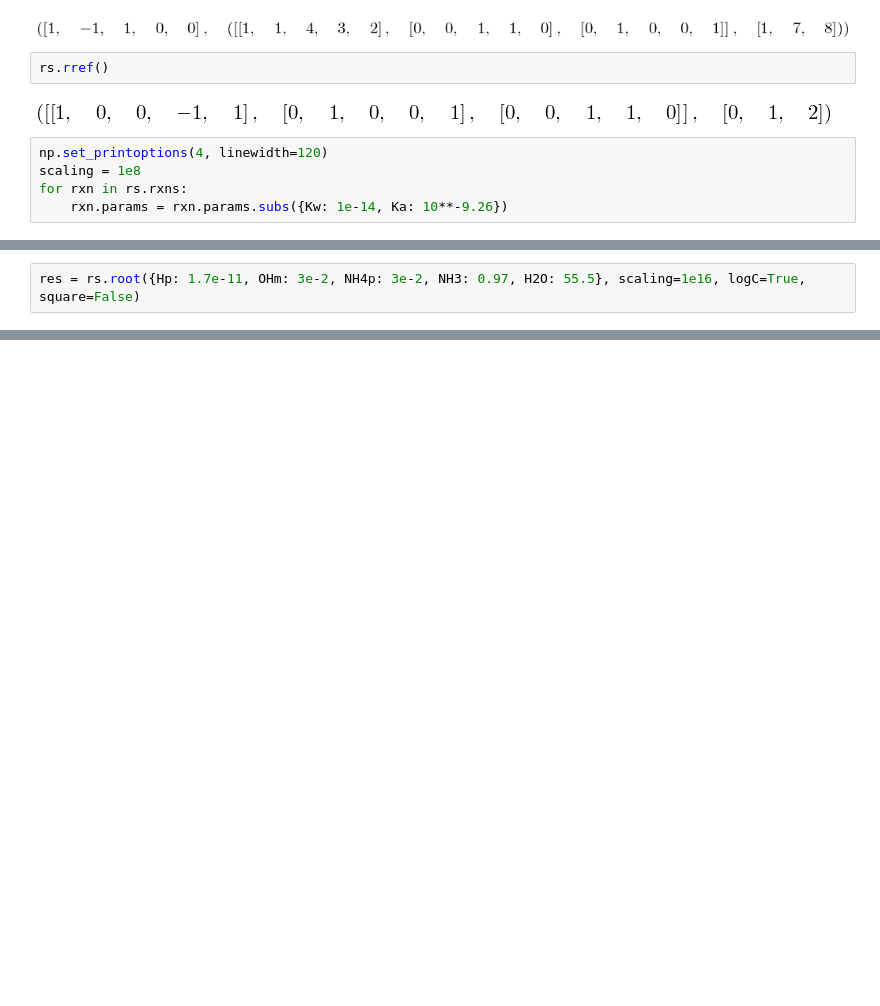
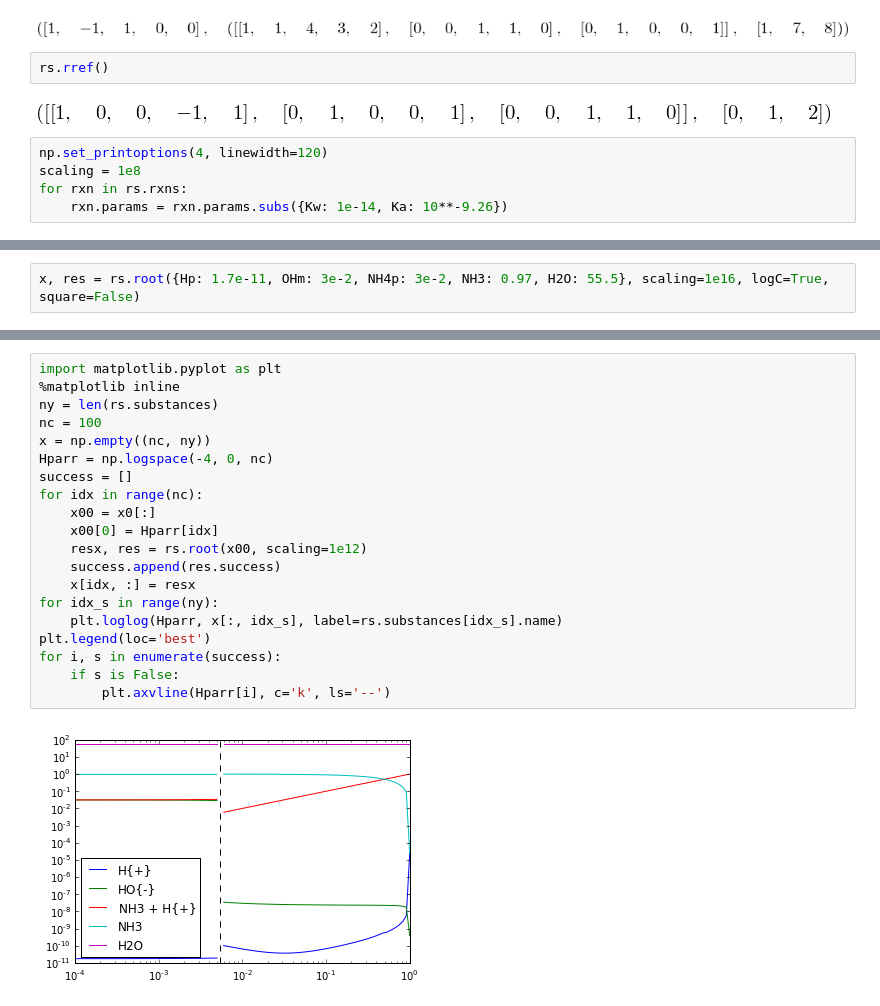
Before and after one commit to bjodah/chempy, a Jupyter notebook: examples/Ammonia.ipynb, the cells around one changed output, grey strips where cells are left out. Drawn from its saved outputs; the diff is of its cells as text; blank space fills up the shorter version.

Commit message:
Progress on EqSystem.root

```diff
--- a/examples/Ammonia.ipynb
+++ b/examples/Ammonia.ipynb
@@ -135,2 +89,2 @@ ipdb> f(a)
 # %%
-res = rs.root({Hp: 1.7e-11, OHm: 3e-2, NH4p: 3e-2, NH3: 0.97, H2O: 55.5}, scaling=1e16, logC=True, square=False)
+x, res = rs.root({Hp: 1.7e-11, OHm: 3e-2, NH4p: 3e-2, NH3: 0.97, H2O: 55.5}, scaling=1e16, logC=True, square=False)
@@ -151,0 +174,22 @@ rs.root(x0, scaling=1e8, logC=False, square=False)
+# %%
+import matplotlib.pyplot as plt
+%matplotlib inline
+ny = len(rs.substances)
+nc = 100
+x = np.empty((nc, ny))
+Hparr = np.logspace(-4, 0, nc)
+success = []
+for idx in range(nc):
+    x00 = x0[:]
+    x00[0] = Hparr[idx]
+    resx, res = rs.root(x00, scaling=1e12)
+    success.append(res.success)
+    x[idx, :] = resx
+for idx_s in range(ny):
+    plt.loglog(Hparr, x[:, idx_s], label=rs.substances[idx_s].name)
+plt.legend(loc='best')
+for i, s in enumerate(success):
+    if s is False:
+        plt.axvline(Hparr[i], c='k', ls='--')
+# %% [output]
+[figure, added]
```
Also changed, not shown: parts of 11 cells of this notebook, 4 other files.
